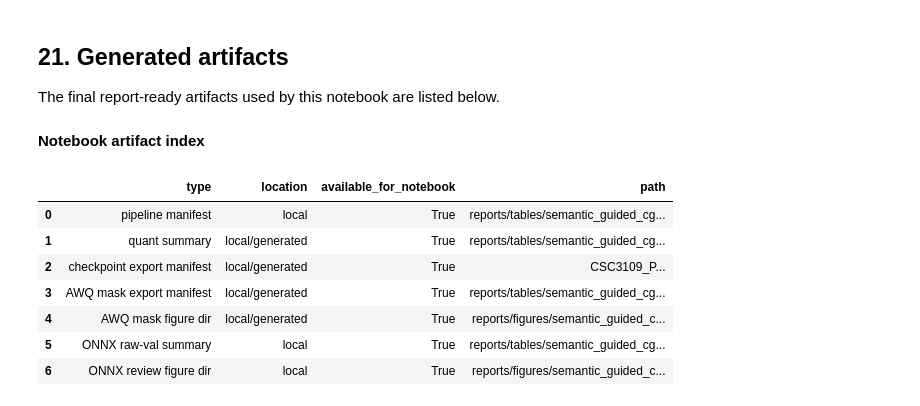
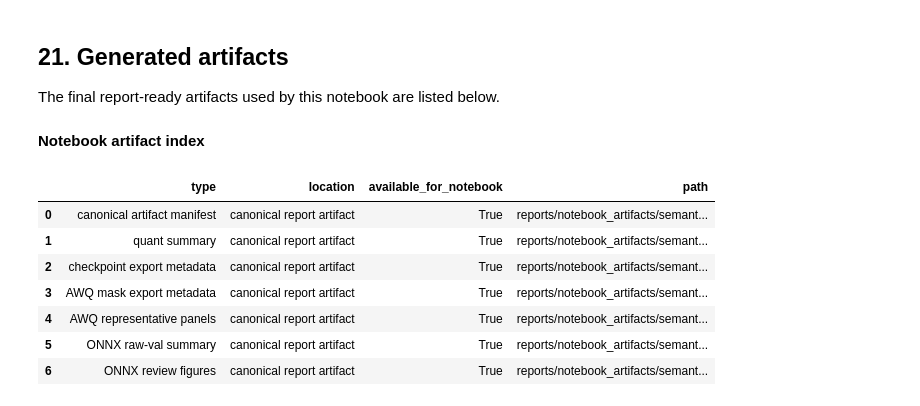
Before and after one commit to JoshDui/CSC3109_Project, a Jupyter notebook: notebooks/05_semantic_guided_cgaf_quantisation.ipynb, the cells around one changed output. Saved outputs shown, nothing was run; the diff lists cells and outputs as text; code cells hidden in the pictures.

```diff
--- a/notebooks/05_semantic_guided_cgaf_quantisation.ipynb
+++ b/notebooks/05_semantic_guided_cgaf_quantisation.ipynb
@@ -1470,24 +1284,27 @@ Important limitations to keep explicit:
 The final report-ready artifacts used by this notebook are listed below.
 # %%
 final_artifact_rows = [
-    {'type': 'pipeline manifest', 'location': 'local', 'path': str(PIPELINE_MANIFEST_PATH.relative_to(PROJECT_ROOT)) if PIPELINE_MANIFEST_PATH else str(TABLE_ARTIFACTS['Pipeline manifest'].relative_to(PROJECT_ROOT))},
-    {'type': 'quant summary', 'location': 'local/generated', 'path': str(pipeline_output_path('quant_summary').relative_to(PROJECT_ROOT)) if pipeline_output_path('quant_summary').is_relative_to(PROJECT_ROOT) else str(pipeline_output_path('quant_summary'))},
-    {'type': 'checkpoint export manifest', 'location': 'local/generated', 'path': str(pipeline_output_path('checkpoint_export_manifest'))},
-    {'type': 'AWQ mask export manifest', 'location': 'local/generated', 'path': str(mask_export_manifest_path.relative_to(PROJECT_ROOT)) if mask_export_manifest_path.is_relative_to(PROJECT_ROOT) else str(mask_export_manifest_path)},
-    {'type': 'AWQ mask figure dir', 'location': 'local/generated', 'path': str(mask_figure_dir.relative_to(PROJECT_ROOT)) if mask_figure_dir.is_relative_to(PROJECT_ROOT) else str(mask_figure_dir)},
-    {'type': 'ONNX raw-val summary', 'location': 'local', 'path': str(pipeline_output_path('unseen_output_dir') / 'summary.csv')},
-    {'type': 'ONNX review figure dir', 'location': 'local', 'path': str(pipeline_output_path('unseen_review_dir'))},
+    {'type': 'canonical artifact manifest', 'path': CANONICAL_MANIFEST_PATH},
+    {'type': 'quant summary', 'path': artifact_path('quantisation.summary_csv')},
+    {'type': 'checkpoint export metadata', 'path': artifact_path('quantisation.checkpoint_export_manifest_csv')},
+    {'type': 'AWQ mask export metadata', 'path': artifact_path('quantisation.mask_export_manifest_csv')},
+    {'type': 'AWQ representative panels', 'path': artifact_path('quantisation.representative_panel_bridge').parent},
+    {'type': 'ONNX raw-val summary', 'path': artifact_path('onnx_evaluation.unseen_summary_csv')},
+    {'type': 'ONNX review figures', 'path': artifact_path('near_confusion.sample_panels_contact_sheet').parent},
 ]
 final_artifacts = pd.DataFrame(final_artifact_rows)
-final_artifacts['available_for_notebook'] = final_artifacts['path'].map(lambda value: Path(value).exists() if Path(value).is_absolute() else (PROJECT_ROOT / value).exists())
+final_artifacts['location'] = 'canonical report artifact'
+final_artifacts['available_for_notebook'] = final_artifacts['path'].map(Path.exists)
+final_artifacts['path'] = final_artifacts['path'].map(project_relative)
+assert final_artifacts['available_for_notebook'].all(), 'Final canonical artifact index is incomplete.'
 display_table(final_artifacts[['type', 'location', 'available_for_notebook', 'path']], 'Notebook artifact index')
 # %% [output]
 **Notebook artifact index**
 |  | type | location | available_for_notebook | path |
-| 0 | pipeline manifest | local | True | reports/tables/semantic_guided_cg... |
-| 1 | quant summary | local/generated | True | reports/tables/semantic_guided_cg... |
-| 2 | checkpoint export manifest | local/generated | True | CSC3109_P... |
-| 3 | AWQ mask export manifest | local/generated | True | reports/tables/semantic_guided_cg... |
-| 4 | AWQ mask figure dir | local/generated | True | reports/figures/semantic_guided_c... |
-| 5 | ONNX raw-val summary | local | True | reports/tables/semantic_guided_cg... |
-| 6 | ONNX review figure dir | local | True | reports/figures/semantic_guided_c... |
+| 0 | canonical artifact manifest | canonical report artifact | True | reports/notebook_artifacts/semant... |
+| 1 | quant summary | canonical report artifact | True | reports/notebook_artifacts/semant... |
+| 2 | checkpoint export metadata | canonical report artifact | True | reports/notebook_artifacts/semant... |
+| 3 | AWQ mask export metadata | canonical report artifact | True | reports/notebook_artifacts/semant... |
+| 4 | AWQ representative panels | canonical report artifact | True | reports/notebook_artifacts/semant... |
+| 5 | ONNX raw-val summary | canonical report artifact | True | reports/notebook_artifacts/semant... |
+| 6 | ONNX review figures | canonical report artifact | True | reports/notebook_artifacts/semant... |
```
Also changed, not shown: parts of 19 cells of this notebook, 54 other files.
